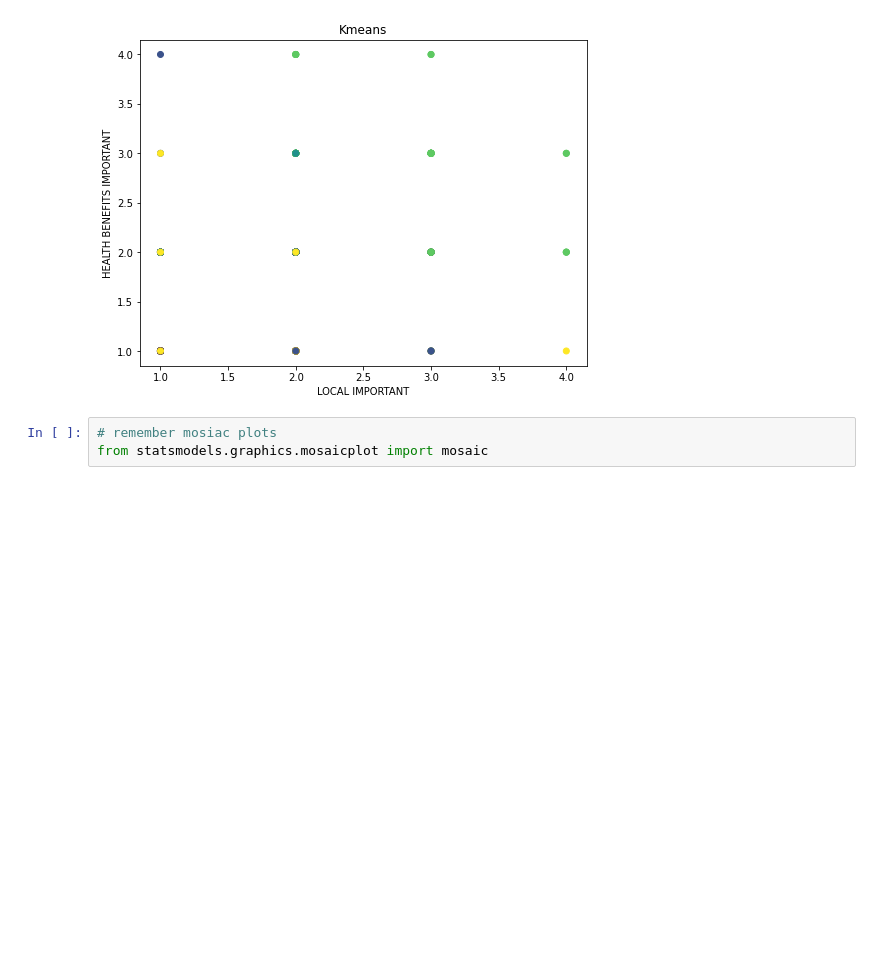
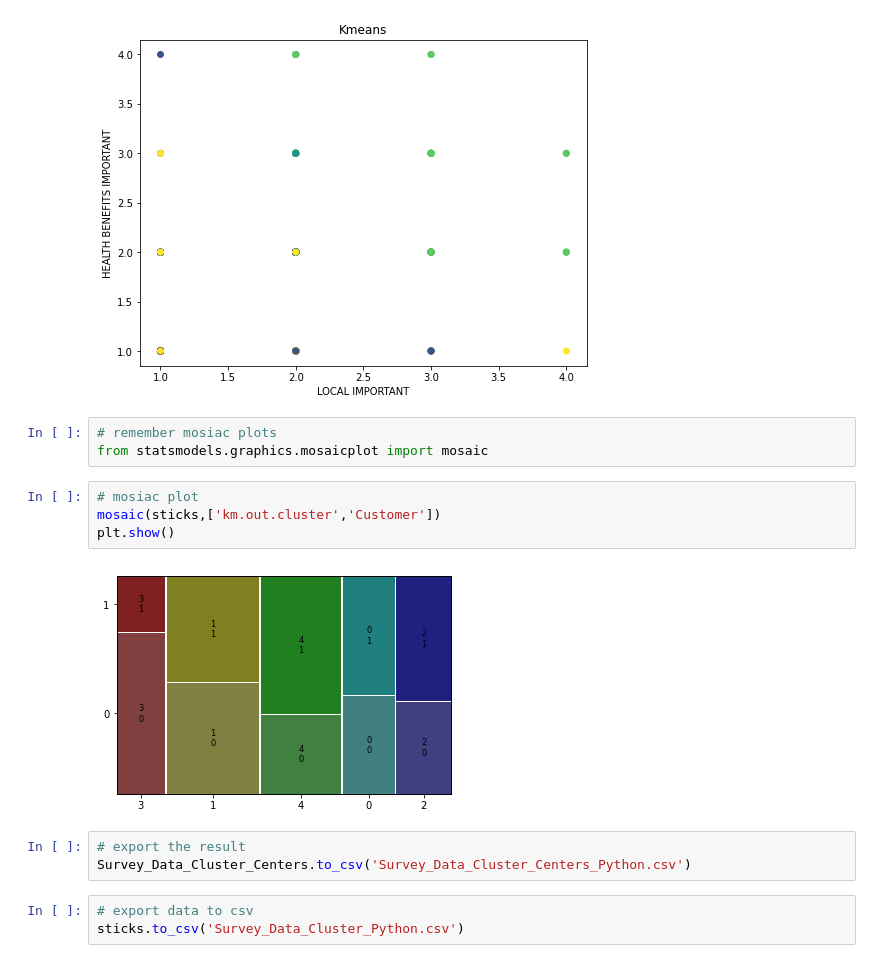
Before and after one commit to seaaaaany/sticks, a Jupyter notebook: sticks.ipynb, the cells around one changed output. Drawn from its saved outputs; the diff is of its cells as text; blank space fills up the shorter version.

Commit message:
export result in csv

```diff
--- a/sticks.ipynb
+++ b/sticks.ipynb
@@ -212,3 +212,15 @@ Text(0, 0.5, 'HEALTH BENEFITS IMPORTANT')
 # %%
 # remember mosiac plots
 from statsmodels.graphics.mosaicplot import mosaic
+# %%
+# mosiac plot
+mosaic(sticks,['km.out.cluster','Customer'])
+plt.show()
+# %% [output]
+[figure, added]
+# %%
+# export the result
+Survey_Data_Cluster_Centers.to_csv('Survey_Data_Cluster_Centers_Python.csv')
+# %%
+# export data to csv
+sticks.to_csv('Survey_Data_Cluster_Python.csv')
```
Also changed, not shown: 2 other files.
